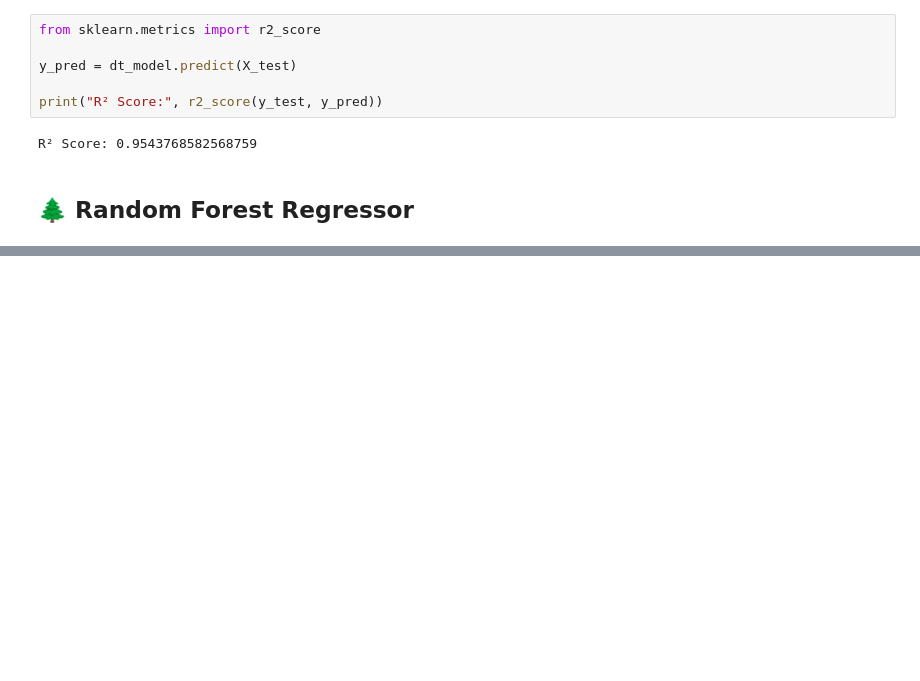
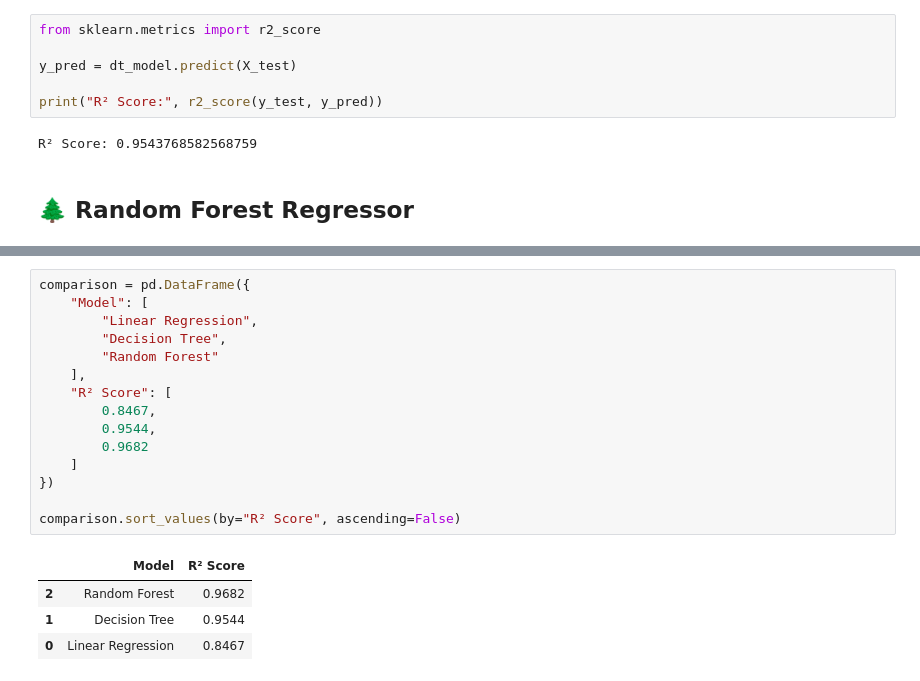
Before and after one commit to Sushil77964/data-science-car-price-prediction, a Jupyter notebook: notebooks/Car_Price_Prediction.ipynb, the cells around one changed output, grey strips where cells are left out. Cells and saved outputs as stored; diff of their text form; blank space fills up the shorter version.

```diff
--- a/notebooks/Car_Price_Prediction.ipynb
+++ b/notebooks/Car_Price_Prediction.ipynb
@@ -678,0 +736,20 @@ NameError: name 'X_train' is not defined
+# %%
+comparison = pd.DataFrame({
+    "Model": [
+        "Linear Regression",
+        "Decision Tree",
+        "Random Forest"
+    ],
+    "R² Score": [
+        0.8467,
+        0.9544,
+        0.9682
+    ]
+})
+
+comparison.sort_values(by="R² Score", ascending=False)
+# %% [output]
+|  | Model | R² Score |
+| 2 | Random Forest | 0.9682 |
+| 1 | Decision Tree | 0.9544 |
+| 0 | Linear Regression | 0.8467 |
```
Also changed, not shown: parts of 9 cells of this notebook, 1 other file.
